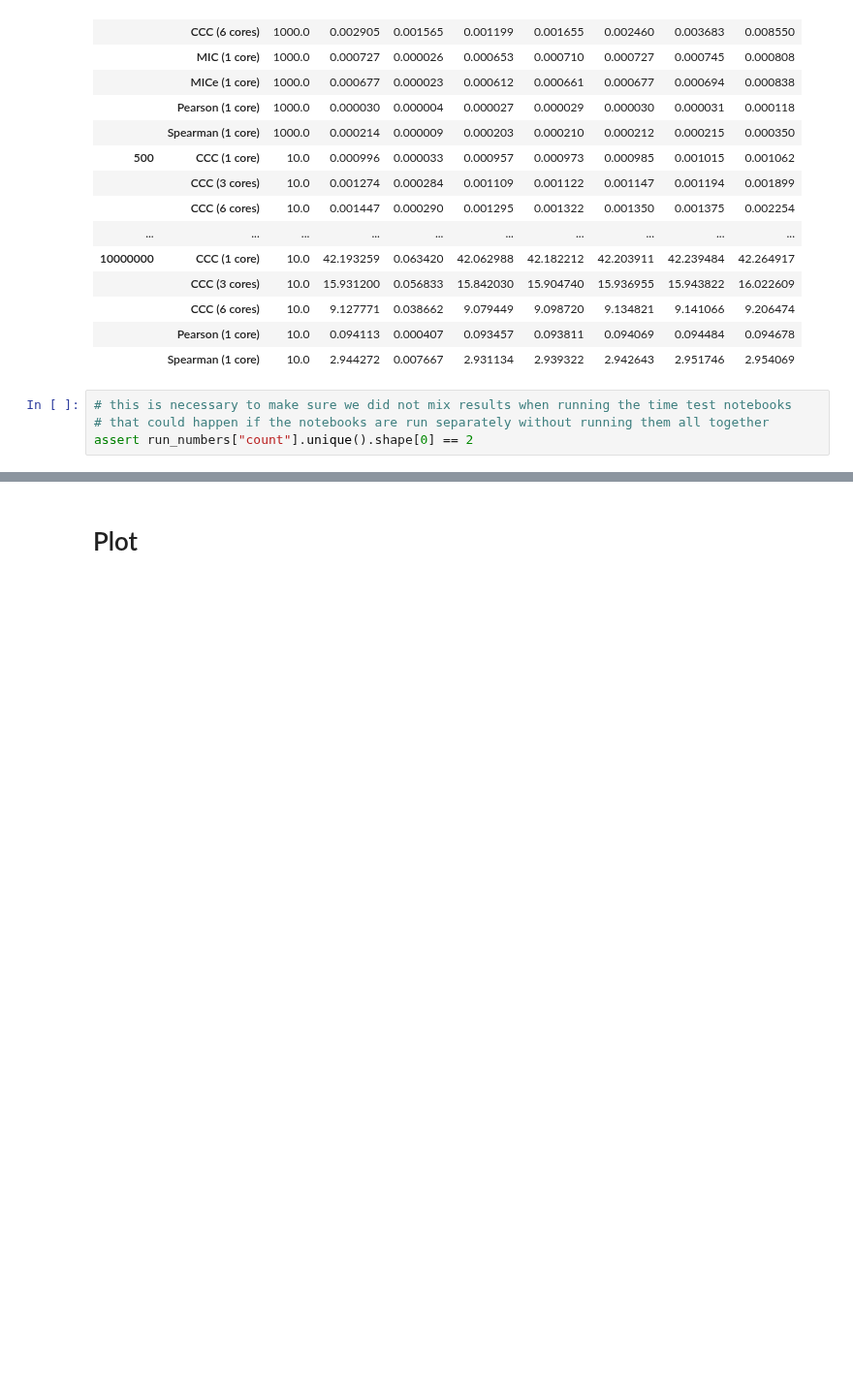
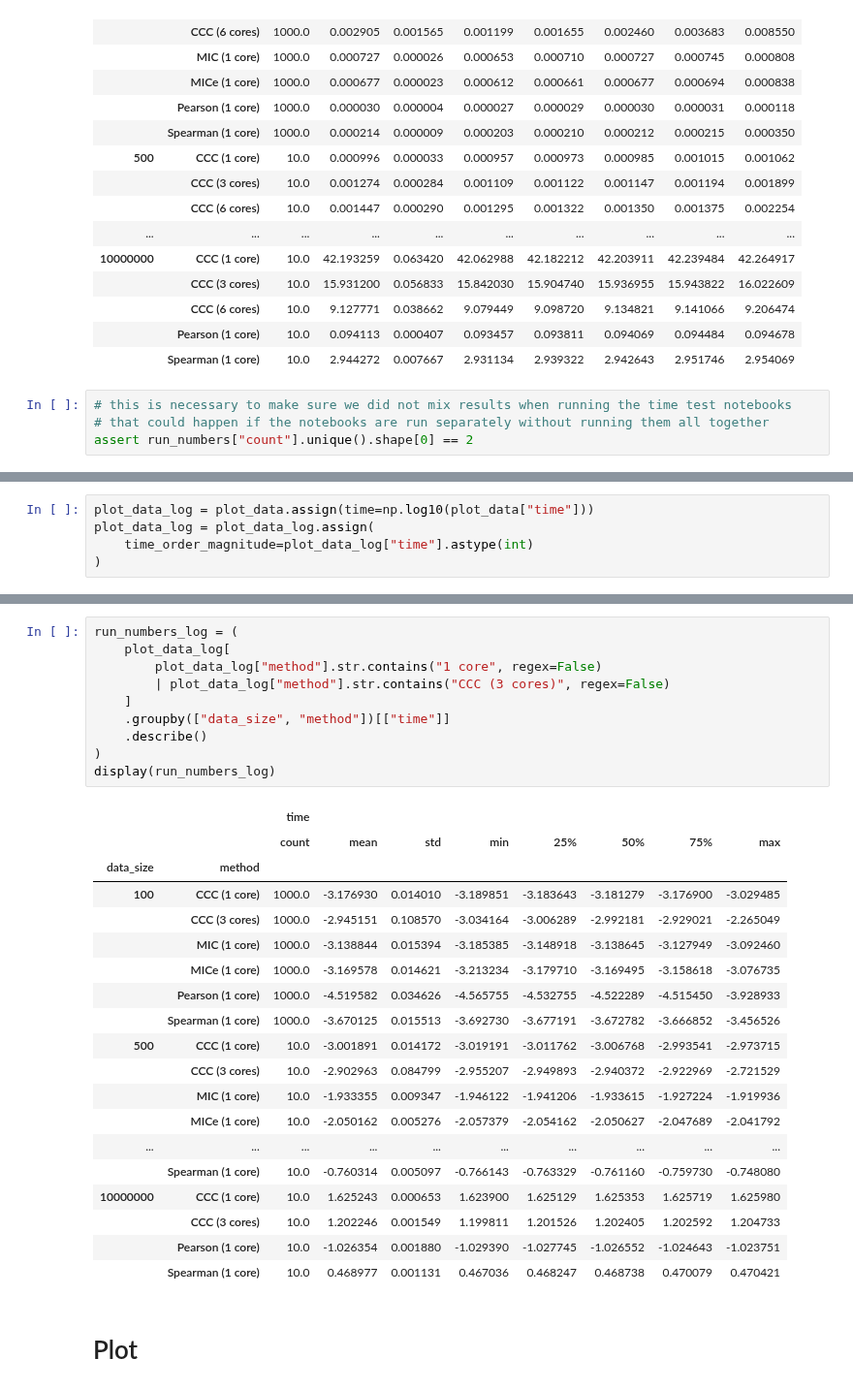
Before and after one commit to greenelab/ccc, a Jupyter notebook: nbs/99_manuscript/time_test/07-time_test-plot.ipynb, the cells around one changed output, grey strips where cells are left out. Shown at 97% size. Drawn from its saved outputs; the diff is of its cells as text; blank space fills up the shorter version.

Commit message:
time test: add table with order of magnitude and remove white background

```diff
--- a/nbs/99_manuscript/time_test/07-time_test-plot.ipynb
+++ b/nbs/99_manuscript/time_test/07-time_test-plot.ipynb
@@ -137,0 +150,5 @@ assert run_numbers["count"].unique().shape[0] == 2
+# %%
+plot_data_log = plot_data.assign(time=np.log10(plot_data["time"]))
+plot_data_log = plot_data_log.assign(
+    time_order_magnitude=plot_data_log["time"].astype(int)
+)
@@ -138,3 +164,33 @@ assert run_numbers["count"].unique().shape[0] == 2
+# %%
+run_numbers_log = (
+    plot_data_log[
+        plot_data_log["method"].str.contains("1 core", regex=False)
+        | plot_data_log["method"].str.contains("CCC (3 cores)", regex=False)
+    ]
+    .groupby(["data_size", "method"])[["time"]]
+    .describe()
+)
+display(run_numbers_log)
+# %% [output]
+|  |  | time |  |  |  |  |  |  |  |
+|  |  | count | mean | std | min | 25% | 50% | 75% | max |
+| data_size | method |  |  |  |  |  |  |  |  |
+| 100 | CCC (1 core) | 1000.0 | -3.176930 | 0.014010 | -3.189851 | -3.183643 | -3.181279 | -3.176900 | -3.029485 |
+|  | CCC (3 cores) | 1000.0 | -2.945151 | 0.108570 | -3.034164 | -3.006289 | -2.992181 | -2.929021 | -2.265049 |
+|  | MIC (1 core) | 1000.0 | -3.138844 | 0.015394 | -3.185385 | -3.148918 | -3.138645 | -3.127949 | -3.092460 |
+|  | MICe (1 core) | 1000.0 | -3.169578 | 0.014621 | -3.213234 | -3.179710 | -3.169495 | -3.158618 | -3.076735 |
+|  | Pearson (1 core) | 1000.0 | -4.519582 | 0.034626 | -4.565755 | -4.532755 | -4.522289 | -4.515450 | -3.928933 |
+|  | Spearman (1 core) | 1000.0 | -3.670125 | 0.015513 | -3.692730 | -3.677191 | -3.672782 | -3.666852 | -3.456526 |
+| 500 | CCC (1 core) | 10.0 | -3.001891 | 0.014172 | -3.019191 | -3.011762 | -3.006768 | -2.993541 | -2.973715 |
+|  | CCC (3 cores) | 10.0 | -2.902963 | 0.084799 | -2.955207 | -2.949893 | -2.940372 | -2.922969 | -2.721529 |
+|  | MIC (1 core) | 10.0 | -1.933355 | 0.009347 | -1.946122 | -1.941206 | -1.933615 | -1.927224 | -1.919936 |
+|  | MICe (1 core) | 10.0 | -2.050162 | 0.005276 | -2.057379 | -2.054162 | -2.050627 | -2.047689 | -2.041792 |
+| ... | ... | ... | ... | ... | ... | ... | ... | ... | ... |
+|  | Spearman (1 core) | 10.0 | -0.760314 | 0.005097 | -0.766143 | -0.763329 | -0.761160 | -0.759730 | -0.748080 |
+| 10000000 | CCC (1 core) | 10.0 | 1.625243 | 0.000653 | 1.623900 | 1.625129 | 1.625353 | 1.625719 | 1.625980 |
+|  | CCC (3 cores) | 10.0 | 1.202246 | 0.001549 | 1.199811 | 1.201526 | 1.202405 | 1.202592 | 1.204733 |
+|  | Pearson (1 core) | 10.0 | -1.026354 | 0.001880 | -1.029390 | -1.027745 | -1.026552 | -1.024643 | -1.023751 |
+|  | Spearman (1 core) | 10.0 | 0.468977 | 0.001131 | 0.467036 | 0.468247 | 0.468738 | 0.470079 | 0.470421 |
 # %% [markdown]
 # Plot
 # %%
```
Also changed, not shown: parts of 5 cells of this notebook, 1 other file.
